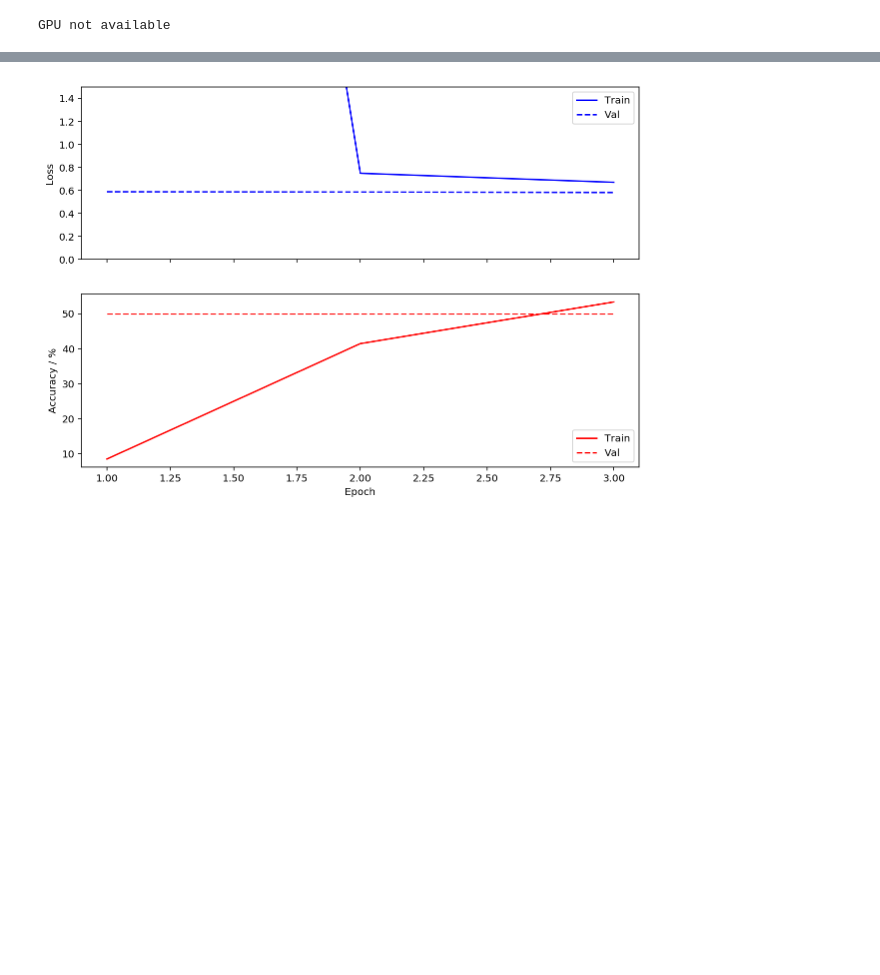
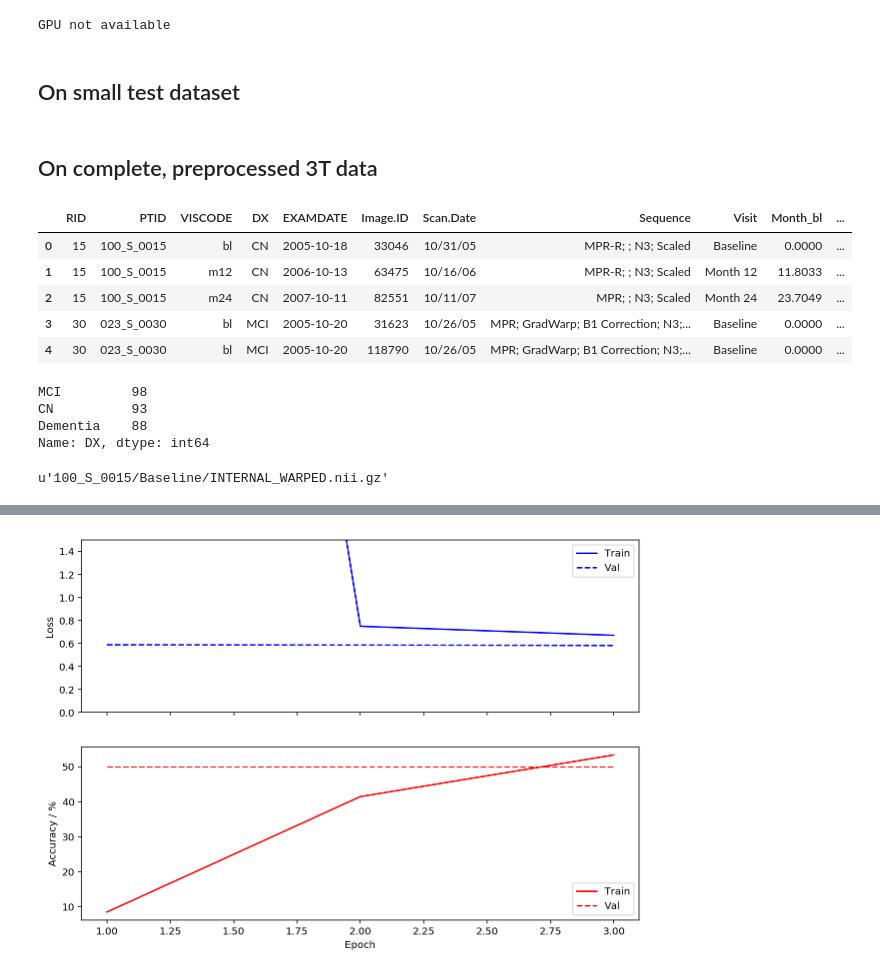
Before and after one commit to jrieke/cnn-interpretability, a Jupyter notebook: training.ipynb, the cells around one changed output, grey strips where cells are left out. Drawn from its saved outputs; the diff is of its cells as text; code cells hidden in the pictures; blank space fills up the shorter version.

```diff
--- a/training.ipynb
+++ b/training.ipynb
@@ -182,6 +185,8 @@ else:
     print('GPU not available')
 # %% [output]
 GPU not available
+# %% [markdown]
+## On small test dataset
 # %%
 # TODO: This is a dirty workaround and only calculates the std across 10 images. Implement a nice way to get the std and mean across all samples.
 # TODO: Do not actually calculate these values here, but preserve them somewhere.
@@ -220,3 +225,35 @@ class ADNIDataset(Dataset):
 
         label = torch.ones(1) if filename.startswith('AD') else torch.zeros(1)
         return struct_arr, label
+# %% [markdown]
+## On complete, preprocessed 3T data
+# %%
+images_root_dir = '/Volumes/analysis/share/ADNI/ADNI_2Yr_3T_preprocessed'
+table_path = '/Volumes/analysis/share/ADNI/ADNI_tables/customized/DxByImgClean_CompleteAnnual2YearVisitList_3T.csv'
+# %%
+df = pd.read_csv(table_path)
+df.head()
+# %% [output]
+|  | RID | PTID | VISCODE | DX | EXAMDATE | Image.ID | Scan.Date | Sequence | Visit | Month_bl | ... |
+| 0 | 15 | 100_S_0015 | bl | CN | 2005-10-18 | 33046 | 10/31/05 | MPR-R; ; N3; Scaled | Baseline | 0.0000 | ... |
+| 1 | 15 | 100_S_0015 | m12 | CN | 2006-10-13 | 63475 | 10/16/06 | MPR-R; ; N3; Scaled | Month 12 | 11.8033 | ... |
+| 2 | 15 | 100_S_0015 | m24 | CN | 2007-10-11 | 82551 | 10/11/07 | MPR; ; N3; Scaled | Month 24 | 23.7049 | ... |
+| 3 | 30 | 023_S_0030 | bl | MCI | 2005-10-20 | 31623 | 10/26/05 | MPR; GradWarp; B1 Correction; N3;... | Baseline | 0.0000 | ... |
+| 4 | 30 | 023_S_0030 | bl | MCI | 2005-10-20 | 118790 | 10/26/05 | MPR; GradWarp; B1 Correction; N3;... | Baseline | 0.0000 | ... |
+# %%
+df['DX'].value_counts()
+# %% [output]
+MCI         98
+CN          93
+Dementia    88
+Name: DX, dtype: int64
+# %%
+def get_image_filepath(df_row, root_dir=''):
+    """Return the filepath to the image that belongs to a row in the dataframe."""
+    filename = 'INTERNAL_WARPED.nii.gz'#"{}_{}_{}_{}_{}.nii".format(df_row['PTID'], df_row['Scan.Date'].replace('/', '-'), df_row['Visit'], df_row['Image.ID'], df_row['DX'])
+    filepath = os.path.join(root_dir, df_row['PTID'], df_row['Visit'].replace(' ', ''), filename)
+    return filepath
+
+get_image_filepath(df.loc[0])
+# %% [output]
+u'100_S_0015/Baseline/INTERNAL_WARPED.nii.gz'
```
Also changed, not shown: parts of 13 cells of this notebook.
